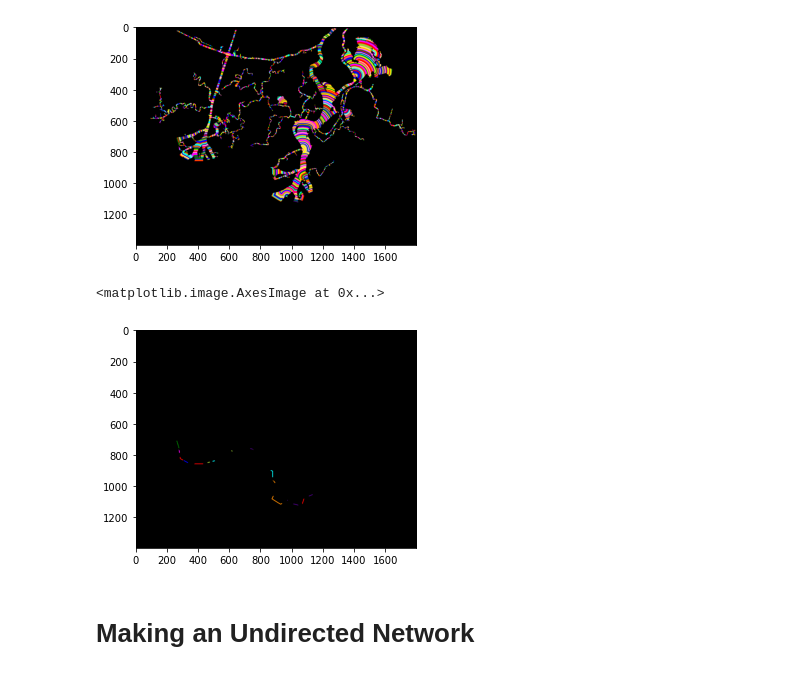
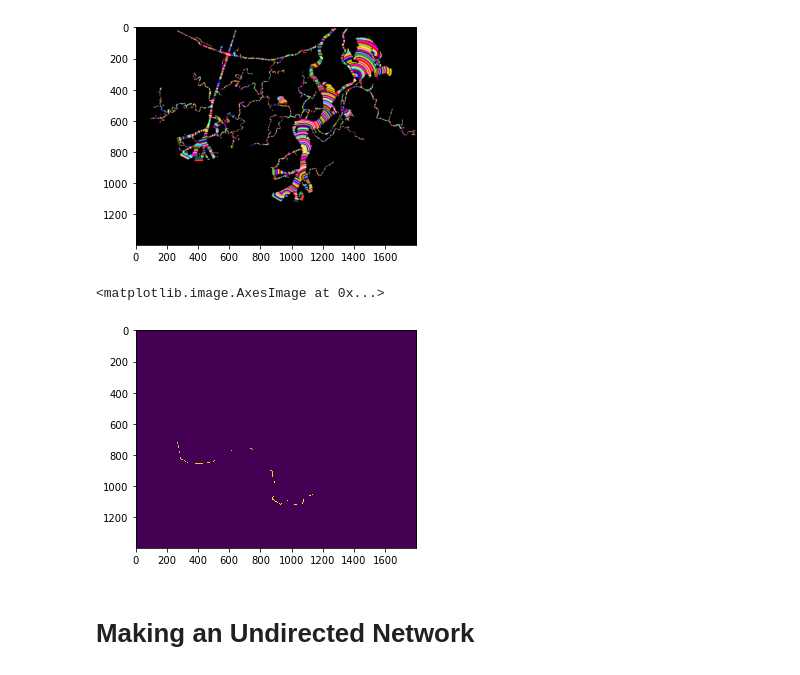
Before and after one commit to simard-landscape-lab/orinoco, a Jupyter notebook: notebooks/examples/1 - Make River Network.ipynb, the cells around one changed output. Saved outputs shown, nothing was run; the diff lists cells and outputs as text; code cells hidden in the pictures.

```diff
--- a/notebooks/examples/1 - Make River Network.ipynb
+++ b/notebooks/examples/1 - Make River Network.ipynb
@@ -141,16 +141,11 @@ with rasterio.open(products_for_map_dir/'segments_rgb.tif', 'w', **p) as ds:
 # %%
 segment_interface_slice = np.isin(segments, interface_adj_segments)
 segments_along_interface = segments.copy()
 segments_along_interface[~segment_interface_slice] = 0
-
-# To get same color scheme from above
-ind = (segments_along_interface != 0)
-interface_rgb = np.zeros(segments_rgb.shape)
-interface_rgb[ind] = segments_rgb[ind]
-plt.imshow(interface_rgb)
+plt.imshow(segments_along_interface, interpolation='none')
 # %% [output]
 <matplotlib.image.AxesImage at 0x...>
-[figure, old version]
+[figure, new version]
 # %%
 p = profile.copy()
 p['dtype'] = 'int32'
```
Also changed, not shown: parts of 5 cells of this notebook, 5 other files.
